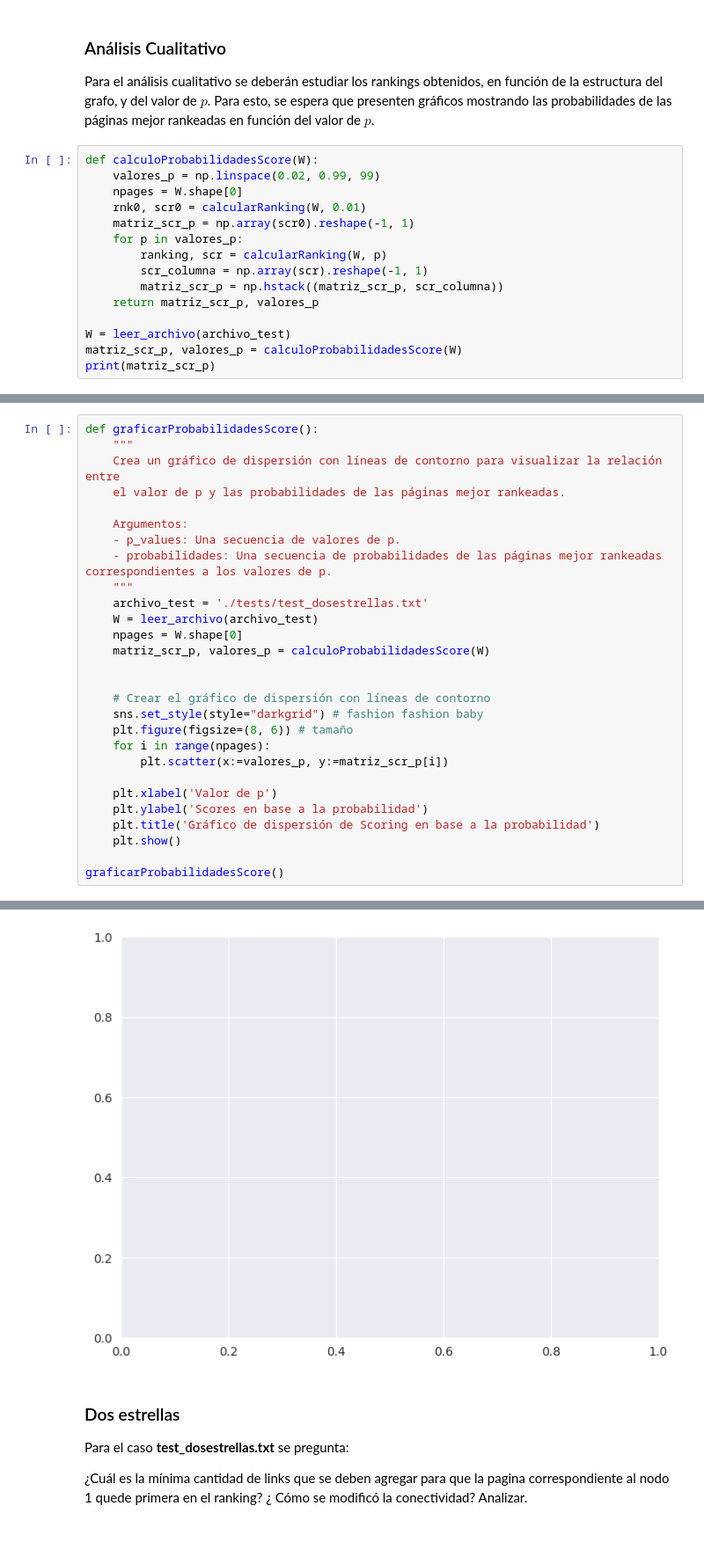
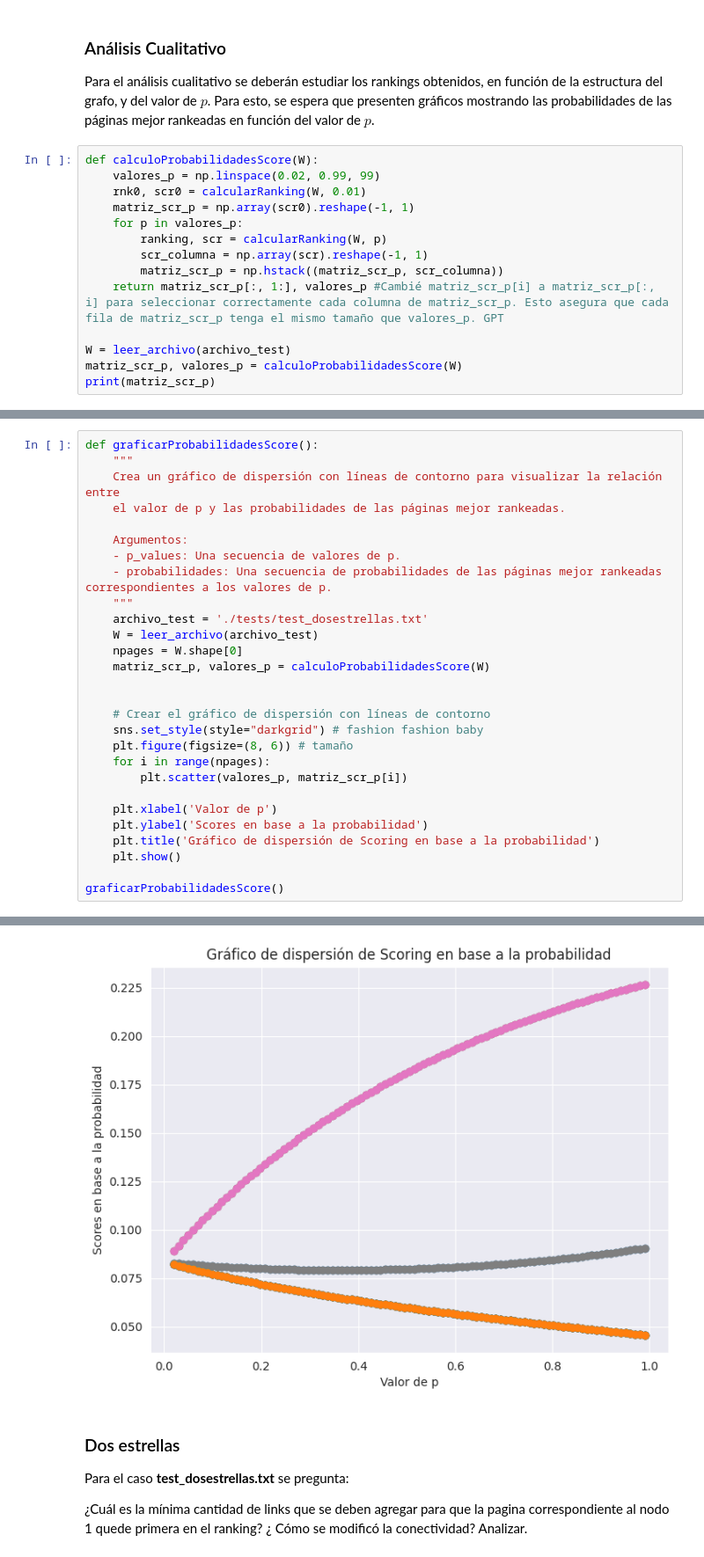
Before and after one commit to lmendezayl/uba-alc, a Jupyter notebook: Recursos TP1-20240502/template-alumnos/template-alumnos/grupo_Mendez_Busso_TP1.ipynb, the cells around one changed output, grey strips where cells are left out. Shown at 88% size. Drawn from its saved outputs; the diff is of its cells as text.

```diff
--- a/Recursos TP1-20240502/template-alumnos/template-alumnos/grupo_Mendez_Busso_TP1.ipynb
+++ b/Recursos TP1-20240502/template-alumnos/template-alumnos/grupo_Mendez_Busso_TP1.ipynb
@@ -394,14 +394,13 @@ Para el análisis cualitativo se deberán estudiar los rankings obtenidos, en fu
 # %%
 def calculoProbabilidadesScore(W):
     valores_p = np.linspace(0.02, 0.99, 99)
-    npages = W.shape[0]
     rnk0, scr0 = calcularRanking(W, 0.01)
     matriz_scr_p = np.array(scr0).reshape(-1, 1)
     for p in valores_p:
         ranking, scr = calcularRanking(W, p)
         scr_columna = np.array(scr).reshape(-1, 1)
         matriz_scr_p = np.hstack((matriz_scr_p, scr_columna))
-    return matriz_scr_p, valores_p
+    return matriz_scr_p[:, 1:], valores_p #Cambié matriz_scr_p[i] a matriz_scr_p[:, i] para seleccionar correctamente cada columna de matriz_scr_p. Esto asegura que cada fila de matriz_scr_p tenga el mismo tamaño que valores_p. GPT
 
 W = leer_archivo(archivo_test)
 matriz_scr_p, valores_p = calculoProbabilidadesScore(W)
@@ -434,7 +433,7 @@ def graficarProbabilidadesScore():
     sns.set_style(style="darkgrid") # fashion fashion baby
     plt.figure(figsize=(8, 6)) # tamaño
     for i in range(npages):
-        plt.scatter(x:=valores_p, y:=matriz_scr_p[i])
+        plt.scatter(valores_p, matriz_scr_p[i])
 
     plt.xlabel('Valor de p')
     plt.ylabel('Scores en base a la probabilidad')
@@ -447,4 +445,4 @@ ValueError: x and y must be the same size
-[figure, old version]
+[figure, new version]
 # %% [markdown]
 ### Dos estrellas
 
```
Also changed, not shown: parts of 4 cells of this notebook.
